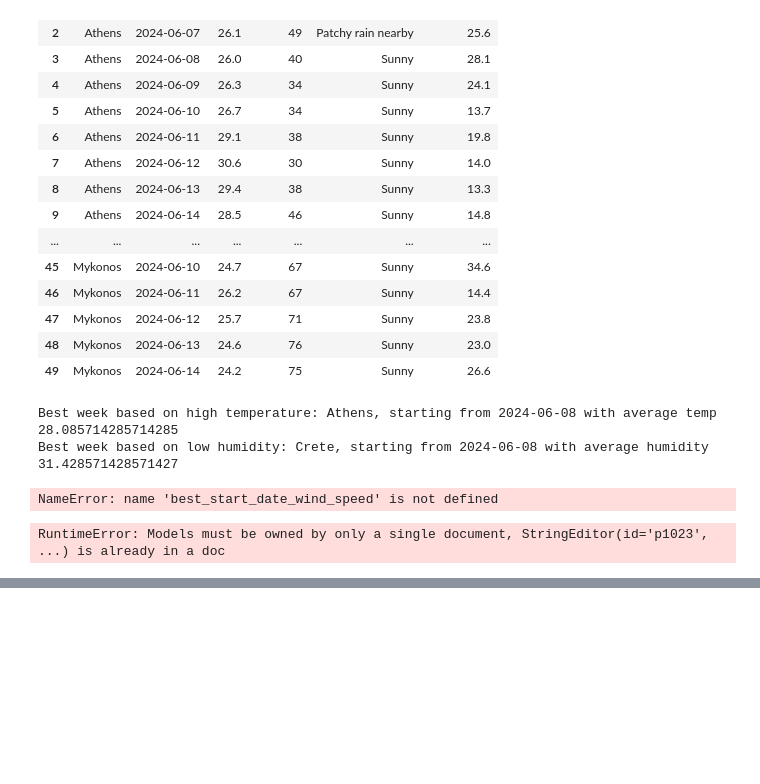
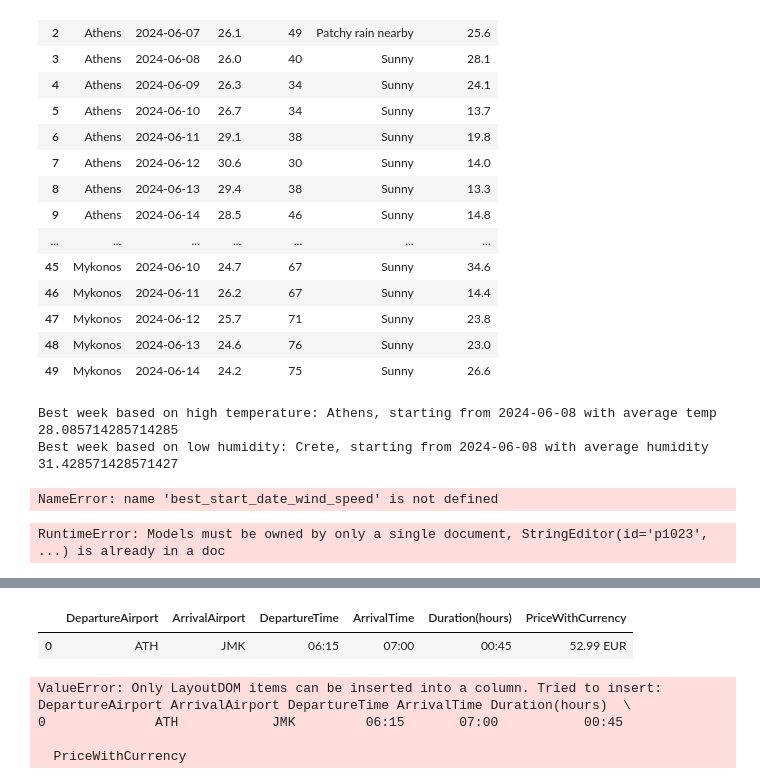
Before and after one commit to MMRockborne/Sunny-Side-Up, a Jupyter notebook: APIs_01_04_Project_Working_with_Python APIs_DRAFTGUI_v2.ipynb, the cells around one changed output, grey strips where cells are left out. Drawn from its saved outputs; the diff is of its cells as text; code cells hidden in the pictures; blank space fills up the shorter version.

```diff
--- a/APIs_01_04_Project_Working_with_Python APIs_DRAFTGUI_v2.ipynb
+++ b/APIs_01_04_Project_Working_with_Python APIs_DRAFTGUI_v2.ipynb
@@ -1423,0 +3121,78 @@ RuntimeError: Models must be owned by only a single document, StringEditor(id='p
+# %%
+flight_offers_response = get_flight_details(access_token, originLocationCode, destinationLocationCode, departureDate)
+def process_flight_data(flight_offers_response):
+    if flight_offers_response:
+        # Extract flight details and create DataFrame
+        flight_data = []
+        for flight in flight_offers_response['data']:
+            itinerary = flight['itineraries'][0]
+            segment = itinerary['segments'][0]
+            departure_airport = segment['departure']['iataCode']
+            arrival_airport = segment['arrival']['iataCode']
+            departure_time = segment['departure']['at'][-8:-3]
+            arrival_time = segment['arrival']['at'][-8:-3]
+
+            # Convert string time to hours and minutes
+            departure_hour, departure_minute = map(int, departure_time.split(':'))
+            arrival_hour, arrival_minute = map(int, arrival_time.split(':'))
+
+            # Calculate duration in minutes
+            duration_minutes = (arrival_hour * 60 + arrival_minute) - (departure_hour * 60 + departure_minute)
+
+            # Convert duration to hours and minutes
+            duration_hours = duration_minutes // 60
+            duration_minutes = duration_minutes % 60
+
+            duration_str = f"{duration_hours:02d}:{duration_minutes:02d}"
+
+            price = float(flight['price']['total'])
+            currency = flight['price']['currency']
+            price_with_currency = f"{price} {currency}"
+
+            # Combine price with currency
+            flight_data.append([departure_airport, arrival_airport, departure_time, arrival_time, duration_str, price_with_currency])
+
+        # Creating DataFrame
+        df = pd.DataFrame(flight_data, columns=['DepartureAirport', 'ArrivalAirport', 'DepartureTime', 'ArrivalTime', 'Duration(hours)', 'PriceWithCurrency'])
+        return df
+    else:
+        print("No flight offers data available.")
+        return None
+# %%
+df = process_flight_data(flight_offers_response)
+display(df)
+# %% [output]
+|  | DepartureAirport | ArrivalAirport | DepartureTime | ArrivalTime | Duration(hours) | PriceWithCurrency |
+| 0 | ATH | JMK | 06:15 | 07:00 | 00:45 | 52.99 EUR |
+# %%
+# Convert the DataFrame to a ColumnDataSource
+source = ColumnDataSource(df)
+
+# Define the columns for the DataTable
+columns = [
+    TableColumn(field='DepartureAirport', title='Departure Airport'),
+    TableColumn(field='ArrivalAirport', title='Arrival Airport'),
+    TableColumn(field='DepartureTime', title='Departure Time'),
+    TableColumn(field='ArrivalTime', title='Arrival Time'),
+    TableColumn(field='Duration(hours)', title='Duration (hours)'),
+    TableColumn(field='PriceWithCurrency', title='Price')
+]
+
+# Create the DataTable
+data_table = DataTable(source=source, columns=columns, width=800, height=280)
+
+# Your existing code to create other widgets, e.g., city_select, airport_select, etc.
+
+# Layout the widgets with city input, button, and result div
+inputs = column(city_select, airport_select, date_range_picker, update_button)
+header = column(logo_image, title_div)
+results = column(recommended_dates_temp, recommended_dates_humidity, recommended_dates_wind_speed, result_div, data_table)
+layout = column(header, inputs, results, sizing_mode='stretch_both', css_classes=['app-layout'])
+
+# Display the plot
+show(layout)
+# %% [output]
+ValueError: Only LayoutDOM items can be inserted into a column. Tried to insert:   DepartureAirport ArrivalAirport DepartureTime ArrivalTime Duration(hours)  \
+0              ATH            JMK         06:15       07:00           00:45
+
+  PriceWithCurrency
```
Also changed, not shown: parts of 16 cells of this notebook.
